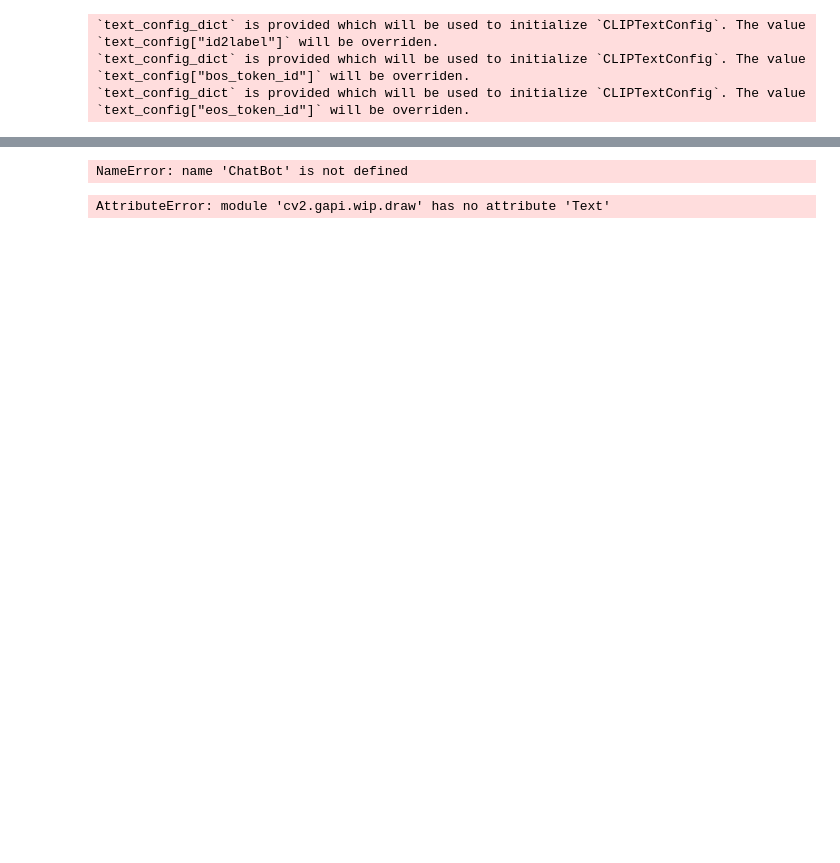
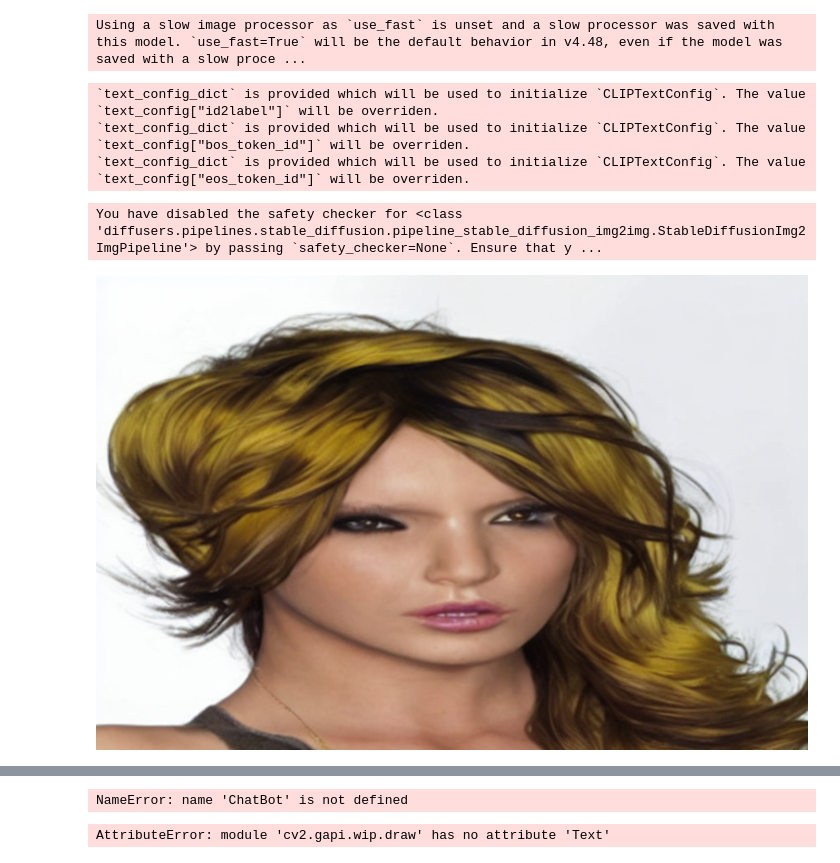
Before and after one commit to oxu2/SafeFix, a Jupyter notebook: run.ipynb, the cells around one changed output, grey strips where cells are left out. Cells and saved outputs as stored; diff of their text form; code cells hidden in the pictures; blank space fills up the shorter version.

```diff
--- a/run.ipynb
+++ b/run.ipynb
@@ -6,3 +70,11 @@ import json
+# %%
+# Load model directly
+from transformers import AutoProcessor, AutoModelForImageTextToText
+
+processor = AutoProcessor.from_pretrained("Qwen/Qwen2.5-VL-3B-Instruct")
+model = AutoModelForImageTextToText.from_pretrained("Qwen/Qwen2.5-VL-3B-Instruct")
+# %% [output]
+Using a slow image processor as `use_fast` is unset and a slow processor was saved with this model. `use_fast=True` will be the default behavior in v4.48, even if the model was saved with a slow proce ...
 # %%
 import requests
 import torch
@@ -30,6 +102,32 @@ images[0].save("fantasy_landscape.png")
 `text_config_dict` is provided which will be used to initialize `CLIPTextConfig`. The value `text_config["id2label"]` will be overriden.
 `text_config_dict` is provided which will be used to initialize `CLIPTextConfig`. The value `text_config["bos_token_id"]` will be overriden.
 `text_config_dict` is provided which will be used to initialize `CLIPTextConfig`. The value `text_config["eos_token_id"]` will be overriden.
+# %%
+import requests
+import torch
+from PIL import Image
+from io import BytesIO
+
+from diffusers import StableDiffusionImg2ImgPipeline
+
+device = "cuda"
+model_id_or_path = "runwayml/stable-diffusion-v1-5"
+pipe = StableDiffusionImg2ImgPipeline.from_pretrained(model_id_or_path, torch_dtype=torch.float16, safety_checker = None,)
+pipe = pipe.to(device)
+
+url = "./img_align_celeba/000006.jpg"
+
+init_image = Image.open(url).convert("RGB")
+init_image = init_image.resize((768, 512))
+
+prompt = "The hair color is yellow."
+
+images = pipe(prompt=prompt, image=init_image, strength=0.75, guidance_scale=7.5).images
+images[0].save("000006_yellow2.jpg")
+display(images[0])
+# %% [output]
+You have disabled the safety checker for <class 'diffusers.pipelines.stable_diffusion.pipeline_stable_diffusion_img2img.StableDiffusionImg2ImgPipeline'> by passing `safety_checker=None`. Ensure that y ...
+[figure, added]
 # %%
 import requests
 import torch
```
Also changed, not shown: parts of 4 cells of this notebook, 20 other files.
